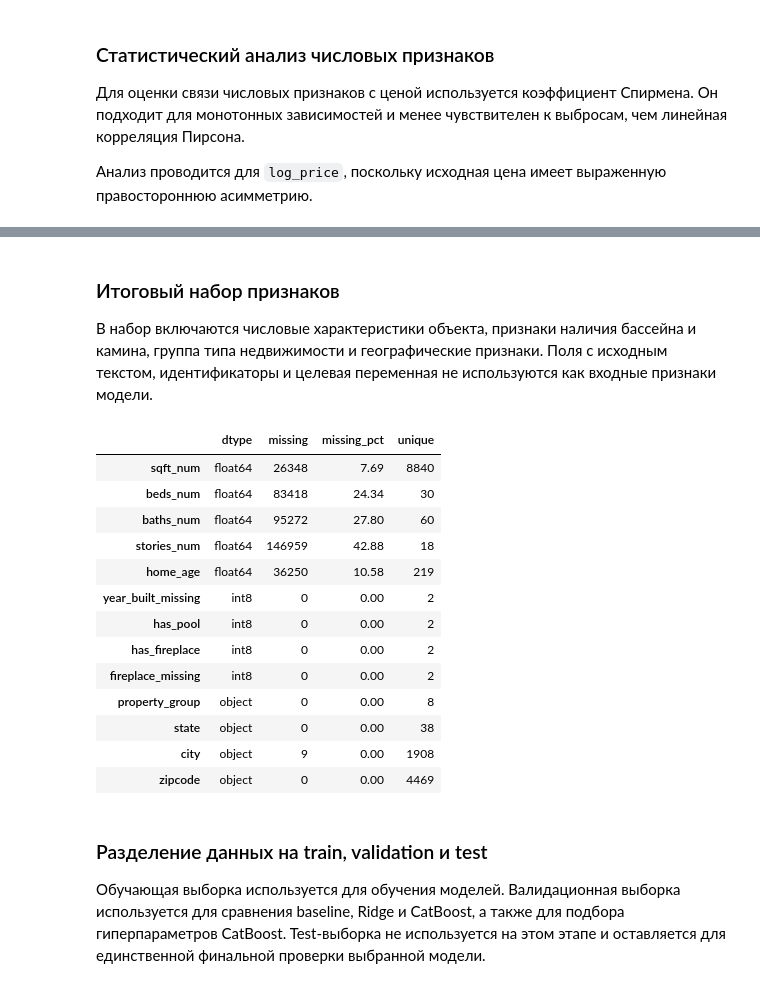
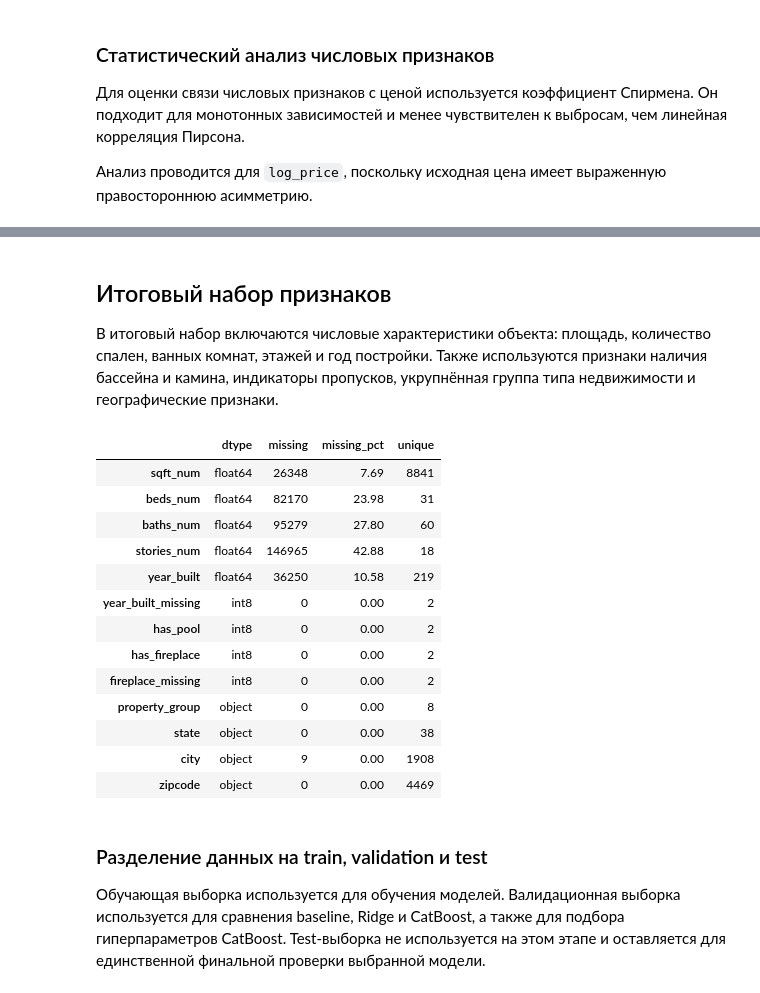
Before and after one commit to Aleksandr219-0/sf_data_science, a Jupyter notebook: Итоговый проект первого года обучения/DS.ipynb, the cells around one changed output, grey strips where cells are left out. Saved outputs shown, nothing was run; the diff lists cells and outputs as text; code cells hidden in the pictures.

```diff
--- a/Итоговый проект первого года обучения/DS.ipynb
+++ b/Итоговый проект первого года обучения/DS.ipynb
@@ -445,6 +463,8 @@ def parse_stories(value) -> float:
 
     if text in {'', '--', 'nan', 'none'}:
         return np.nan
+    if text == 'studio':
+        return 0.0
 
     patterns = [
         r'(\d+(?:\.\d+)?)\s*(?:stories|story|storeys|storey)\b',
@@ -527,7 +547,7 @@ display(parse_check)
 
 valid_ranges = {
     'sqft_num': (100, 50_000),
-    'beds_num': (1, 30),
+    'beds_num': (0, 30),
     'baths_num': (0.5, 30),
     'stories_num': (1, 10)
 }
@@ -717,7 +731,7 @@ def group_property_type(value: str) -> str:
     if text in {'', 'missing', 'nan', 'none'}:
         return 'missing'
 
-    if 'land' in text or 'lot' in text:
+    if re.search(r'\b(?:land|lot)\b', text):
         return 'land'
 
     if 'condo' in text or 'coop' in text or 'co-op' in text:
@@ -1048,31 +1120,0 @@ sales_df['year_built'] = pd.to_numeric(
-# %%
-# Год постройки не может быть раньше 1600 года и позже текущего года.
-
-CURRENT_YEAR = 2026
-
-invalid_year_mask = (
-    sales_df['year_built'].notna()
-    & ~sales_df['year_built'].between(1600, CURRENT_YEAR)
-)
-
-invalid_year_count = invalid_year_mask.sum()
-
-sales_df.loc[invalid_year_mask, 'year_built'] = np.nan
-
-sales_df['year_built_missing'] = (
-    sales_df['year_built']
-    .isna()
-    .astype('int8')
-)
-
-sales_df['home_age'] = CURRENT_YEAR - sales_df['year_built']
-
-print(f'Некорректных значений year_built: {invalid_year_count:,}')
-print(f'Пропусков year_built: {sales_df["year_built"].isna().mean():.2%}')
-
-display(
-    sales_df[
-        ['year_built', 'home_age', 'year_built_missing']
-    ]
-    .describe()
-)
@@ -1212,42 +1248,39 @@ p-value: 0.000e+00
 # %% [markdown]
-### Итоговый набор признаков
+## Итоговый набор признаков
 
-В набор включаются числовые характеристики объекта, признаки наличия бассейна
-и камина, группа типа недвижимости и географические признаки. Поля с исходным
-текстом, идентификаторы и целевая переменная не используются как входные
-признаки модели.
+В итоговый набор включаются числовые характеристики объекта: площадь, количество спален, ванных комнат, этажей и год постройки. Также используются признаки наличия бассейна и камина, индикаторы пропусков, укрупнённая группа типа недвижимости и географические признаки.
 # %%
 feature_cols = [
     'sqft_num',
     'beds_num',
     'baths_num',
     'stories_num',
-    'home_age',
+    'year_built',
     'year_built_missing',
     'has_pool',
     'has_fireplace',
     'fireplace_missing',
     'property_group',
     'state',
     'city',
     'zipcode'
 ]
 
 feature_report = pd.DataFrame({
     'dtype': sales_df[feature_cols].dtypes.astype(str),
     'missing': sales_df[feature_cols].isna().sum(),
     'missing_pct': sales_df[feature_cols].isna().mean().mul(100).round(2),
     'unique': sales_df[feature_cols].nunique(dropna=True)
 })
 
 display(feature_report)
 # %% [output]
 |  | dtype | missing | missing_pct | unique |
-| sqft_num | float64 | 26348 | 7.69 | 8840 |
-| beds_num | float64 | 83418 | 24.34 | 30 |
-| baths_num | float64 | 95272 | 27.80 | 60 |
-| stories_num | float64 | 146959 | 42.88 | 18 |
-| home_age | float64 | 36250 | 10.58 | 219 |
+| sqft_num | float64 | 26348 | 7.69 | 8841 |
+| beds_num | float64 | 82170 | 23.98 | 31 |
+| baths_num | float64 | 95279 | 27.80 | 60 |
+| stories_num | float64 | 146965 | 42.88 | 18 |
+| year_built | float64 | 36250 | 10.58 | 219 |
 | year_built_missing | int8 | 0 | 0.00 | 2 |
 | has_pool | int8 | 0 | 0.00 | 2 |
 | has_fireplace | int8 | 0 | 0.00 | 2 |
```
Also changed, not shown: parts of 71 cells of this notebook, 1 other file.
